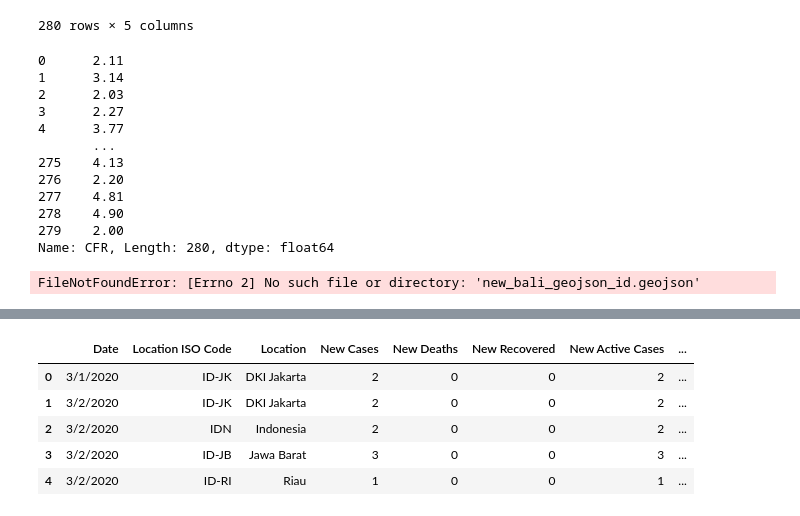
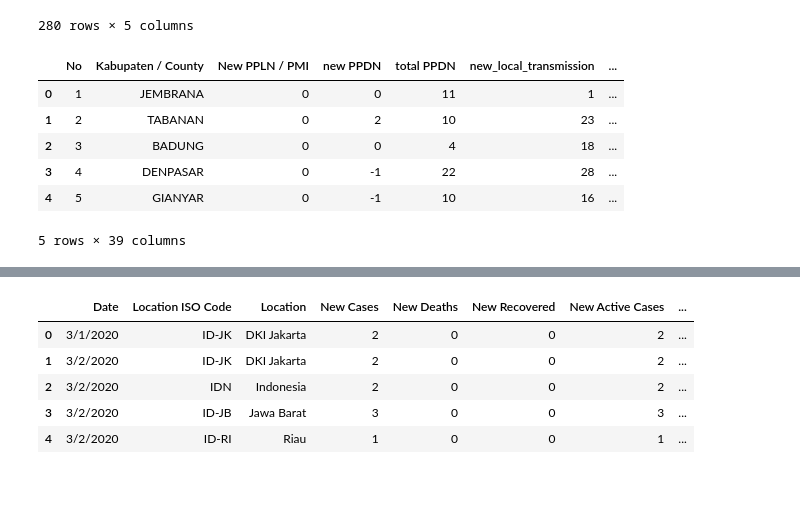
Before and after one commit to Svensone/bali-covid-app, a Jupyter notebook: data/daily_data_covid_bali_processing.ipynb, the cells around one changed output, grey strips where cells are left out. Cells and saved outputs as stored; diff of their text form; code cells hidden in the pictures; blank space fills up the shorter version.

```diff
--- a/data/daily_data_covid_bali_processing.ipynb
+++ b/data/daily_data_covid_bali_processing.ipynb
@@ -139,43 +170,36 @@ df_clean = df_merged.drop(columns=drop_columns)
 
 df_merged['CFR'] = df_merged['total_deaths'] / df_merged['total_cases'] * 100
 df_merged['CFR'] = df_merged['CFR'].round(2)
-df_merged['CFR']
+df_merged['growth_rate'] = df_merged['cases7'].pct_change(fill_method ='ffill', periods=7)
-# %% [output]
-0      2.11
-1      3.14
-2      2.03
-3      2.27
-4      3.77
-       ...
-275    4.13
-276    2.20
-277    4.81
-278    4.90
-279    2.00
-Name: CFR, Length: 280, dtype: float64
 # %%
 ## add id from geojson file
-geojson_bali = 'new_bali_geojson_id.geojson'
+geojson_bali = 'new_bali_id.geojson'
 
 # open new geojson (with id) file
 bali_geo_id = json.load(open(geojson_bali, 'r'))
 
 ## get names of regencies
 regencies = []
 for regency in bali_geo_id['features']:
   regencies.append(regency['properties']['ADM2_EN'])
 
   # add id column in df with feature.id from geojson
 bali_id_map = {}
 for regency in bali_geo_id['features']:
   bali_id_map[regency['properties']['ADM2_EN']] = regency['id']
 bali_id_map
 
 ## for Foreigners or Other Regency add 'id' = 0
 df_merged['id'] = df_merged['Name_Indo'].apply(lambda x: bali_id_map[x] if x in bali_id_map else 0)
 df_merged.head()
 # %% [output]
+|  | No | Kabupaten / County | New PPLN / PMI | new PPDN | total PPDN | new_local_transmission | ... |
+| 0 | 1 | JEMBRANA | 0 | 0 | 11 | 1 | ... |
+| 1 | 2 | TABANAN | 0 | 2 | 10 | 23 | ... |
+| 2 | 3 | BADUNG | 0 | 0 | 4 | 18 | ... |
+| 3 | 4 | DENPASAR | 0 | -1 | 22 | 28 | ... |
+| 4 | 5 | GIANYAR | 0 | -1 | 10 | 16 | ... |
-FileNotFoundError: [Errno 2] No such file or directory: 'new_bali_geojson_id.geojson'
+5 rows × 39 columns
 # %%
 df_merged.to_csv('bali_regency_data.csv')
 # %%
```
Also changed, not shown: parts of 7 cells of this notebook, 10 other files.
